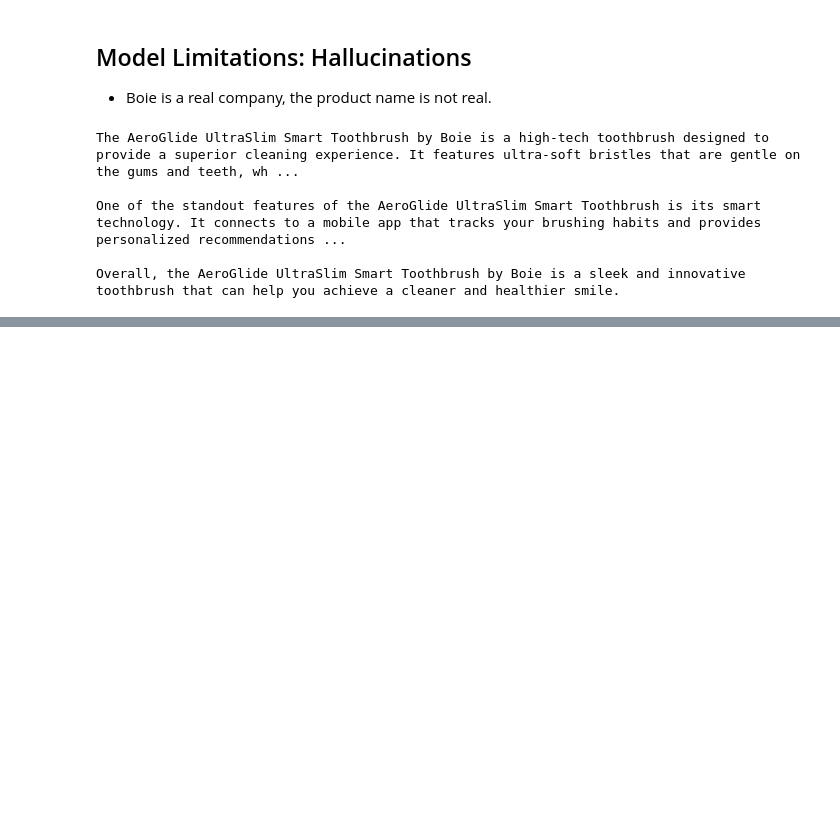
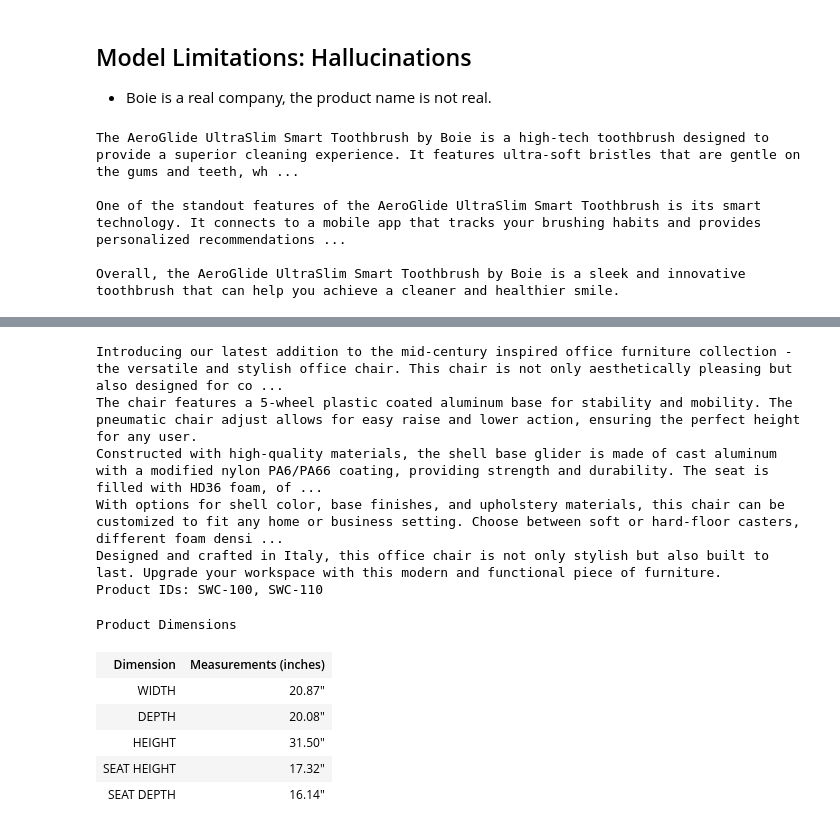
Before and after one commit to vedika2609/ai_learning_implementation, a Jupyter notebook: prompting_techniques.ipynb, the cells around one changed output, grey strips where cells are left out. Cells and saved outputs as stored; diff of their text form; code cells hidden in the pictures; blank space fills up the shorter version.

Commit message:
building iterative prompts

````diff
--- a/prompting_techniques.ipynb
+++ b/prompting_techniques.ipynb
@@ -396,0 +570,32 @@ Overall, the AeroGlide UltraSlim Smart Toothbrush by Boie is a sleek and innovat
+# %%
+prompt = f"""
+Your task is to help a marketing team create a
+description for a retail website of a product based
+on a technical fact sheet.
+
+Write a product description based on the information
+provided in the technical specifications delimited by
+triple backticks.
+
+The description is intended for furniture retailers,
+so should be technical in nature and focus on the
+materials the product is constructed from.
+
+At the end of the description, include every 7-character
+Product ID in the technical specification.
+
+After the description, include a table that gives the
+product's dimensions. The table should have two columns.
+In the first column include the name of the dimension.
+In the second column include the measurements in inches only.
+
+Give the table the title 'Product Dimensions'.
+
+Format everything as HTML that can be used in a website.
+Place the description in a <div> element.
+
+Technical specifications: ```{fact_sheet_chair}```
+"""
+
+response = get_completion(prompt)
+print(response)
@@ -396,0 +620,17 @@ Overall, the AeroGlide UltraSlim Smart Toothbrush by Boie is a sleek and innovat
+# %%
+from IPython.display import display, HTML
+display(HTML(response))
+# %% [output]
+Introducing our latest addition to the mid-century inspired office furniture collection - the versatile and stylish office chair. This chair is not only aesthetically pleasing but also designed for co ...
+The chair features a 5-wheel plastic coated aluminum base for stability and mobility. The pneumatic chair adjust allows for easy raise and lower action, ensuring the perfect height for any user.
+Constructed with high-quality materials, the shell base glider is made of cast aluminum with a modified nylon PA6/PA66 coating, providing strength and durability. The seat is filled with HD36 foam, of ...
+With options for shell color, base finishes, and upholstery materials, this chair can be customized to fit any home or business setting. Choose between soft or hard-floor casters, different foam densi ...
+Designed and crafted in Italy, this office chair is not only stylish but also built to last. Upgrade your workspace with this modern and functional piece of furniture.
+Product IDs: SWC-100, SWC-110
+Product Dimensions
+| Dimension | Measurements (inches) |
+| WIDTH | 20.87" |
+| DEPTH | 20.08" |
+| HEIGHT | 31.50" |
+| SEAT HEIGHT | 17.32" |
+| SEAT DEPTH | 16.14" |
````
Also changed, not shown: parts of 13 cells of this notebook.
